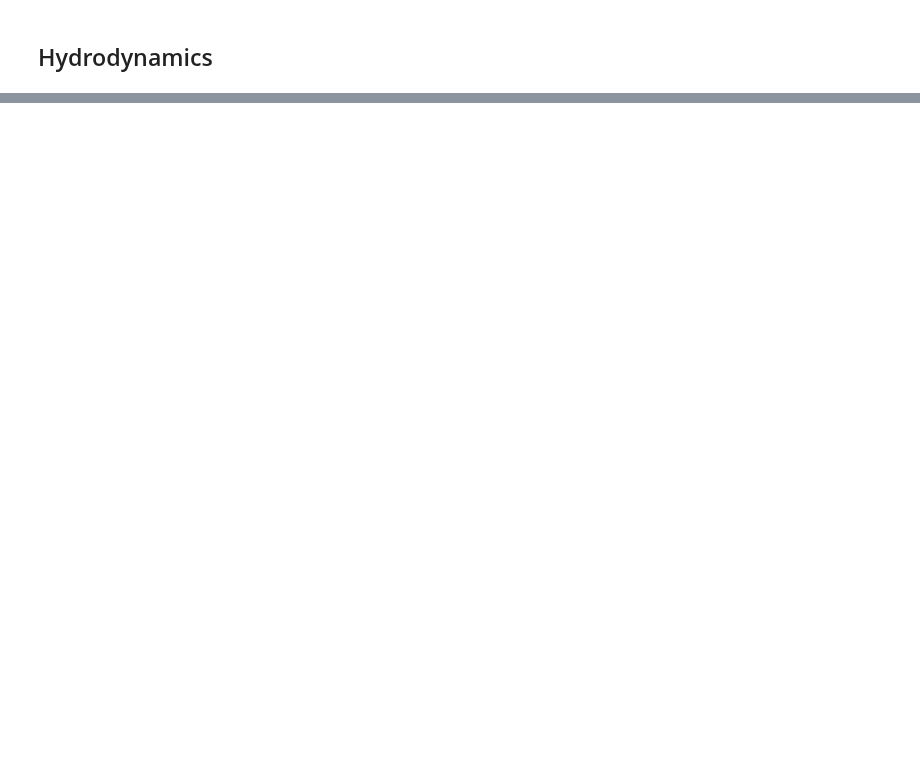
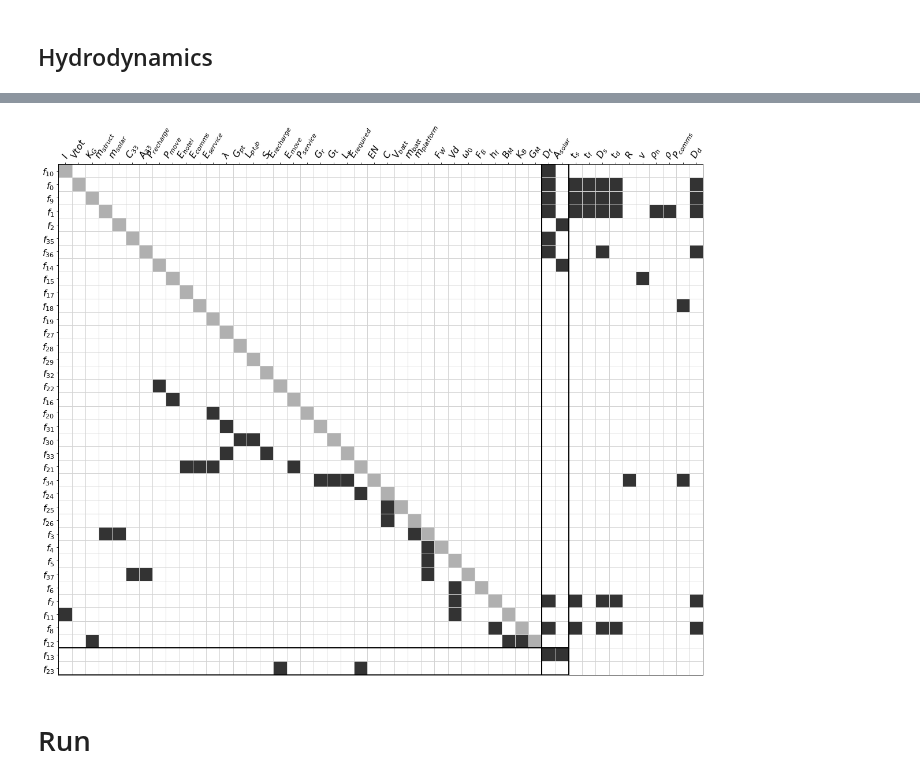
Before and after one commit to norheim/minimdo, a Jupyter notebook: minimdo/pearl/pearl_maha_formulation.ipynb, the cells around one changed output, grey strips where cells are left out. Drawn from its saved outputs; the diff is of its cells as text; code cells hidden in the pictures; blank space fills up the shorter version.

```diff
--- a/minimdo/pearl/pearl_maha_formulation.ipynb
+++ b/minimdo/pearl/pearl_maha_formulation.ipynb
@@ -251,3 +280,10 @@ edges, tree = model.generate_formulation()
+# %%
+plt.sca(ax)
+plt.savefig('pearl_with_end_comps.png', dpi=200, bbox_inches='tight')
+# %% [output]
+[figure, added]
+# %% [markdown]
+# Run
 # %%
 DG = flat_graph_formulation(*edges)
 merge_order = sort_scc(DG)
```
Also changed, not shown: parts of 42 cells of this notebook, 23 other files.
